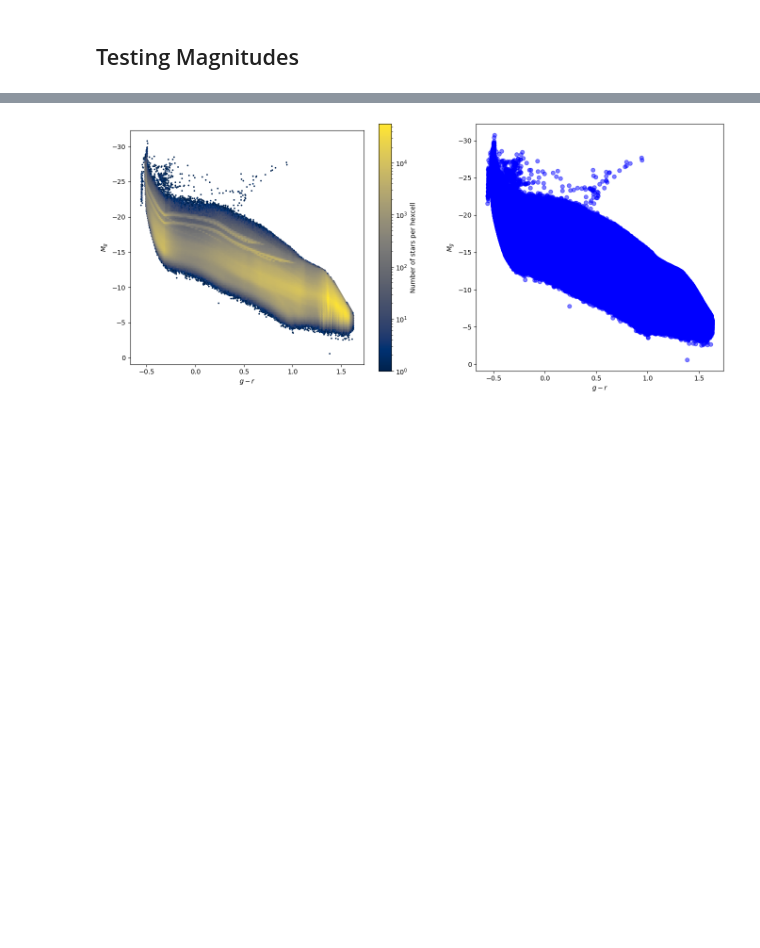
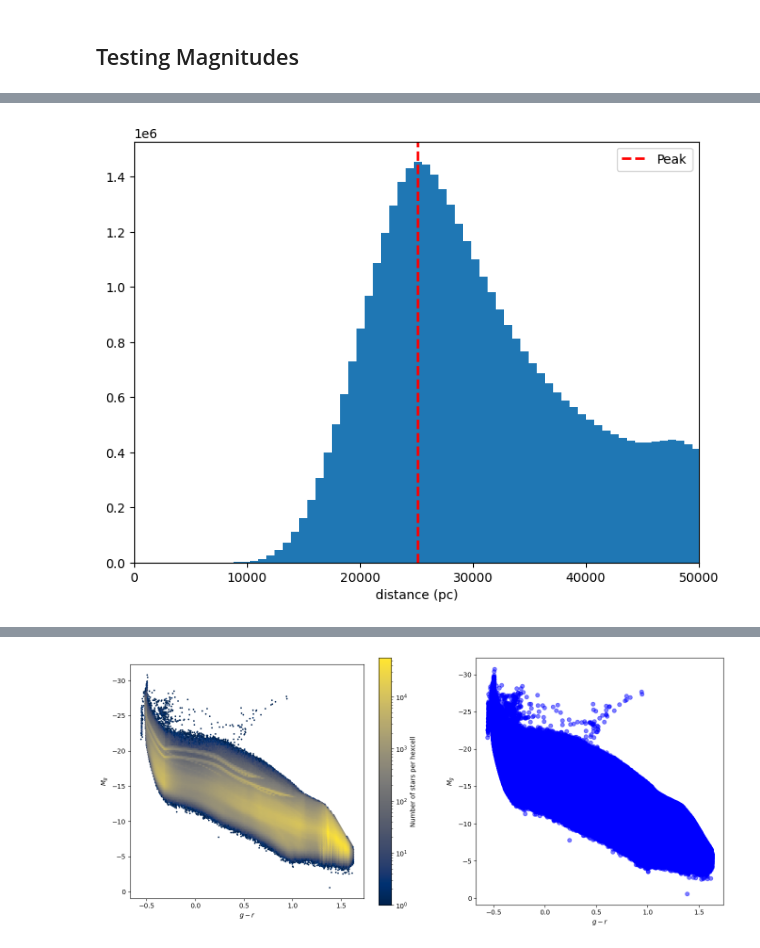
Before and after one commit to aeden2019/rubin_mw_mocks, a Jupyter notebook: src/analysis/color_magnitude_diagram.ipynb, the cells around one changed output, grey strips where cells are left out. Saved outputs shown, nothing was run; the diff lists cells and outputs as text; code cells hidden in the pictures; blank space fills up the shorter version.

Commit message:
Find peak in distance histogram

```diff
--- a/src/analysis/color_magnitude_diagram.ipynb
+++ b/src/analysis/color_magnitude_diagram.ipynb
@@ -186,0 +123,26 @@ plt.show()
+# %%
+import numpy as np
+import matplotlib.pyplot as plt
+
+# Assuming 'distance' is your data
+# TESTING - Create a histogram of distances
+plt.figure(figsize=(8, 6))
+hist, edges, _ = plt.hist(distance, bins=1000)  # Use underscores to capture additional outputs
+
+plt.xlabel("distance (pc)")
+plt.xlim(0, 50000)
+
+# Find the bin with the highest frequency (peak)
+peak_bin_index = np.argmax(hist)
+
+# Calculate the bin center corresponding to the peak
+peak_bin_center = (edges[peak_bin_index] + edges[peak_bin_index + 1]) / 2
+
+# Highlight the peak on the histogram
+plt.axvline(peak_bin_center, color='red', linestyle='dashed', linewidth=2, label='Peak')
+
+# Show the plot
+plt.legend()
+plt.show()
+# %% [output]
+[figure, added]
```
Also changed, not shown: parts of 20 cells of this notebook.
